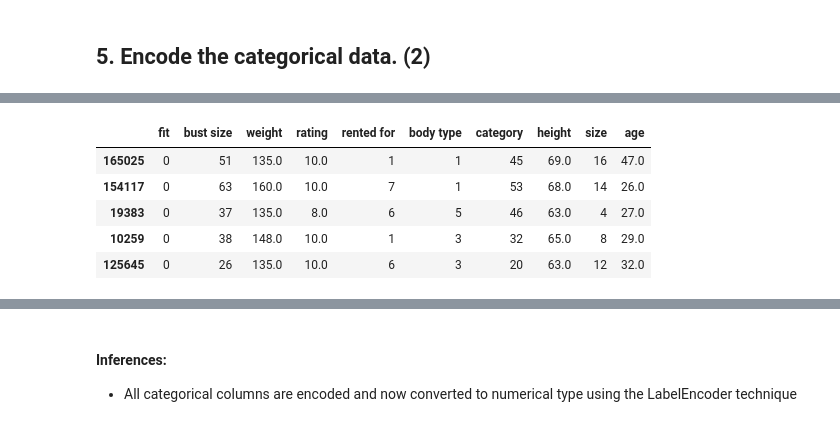
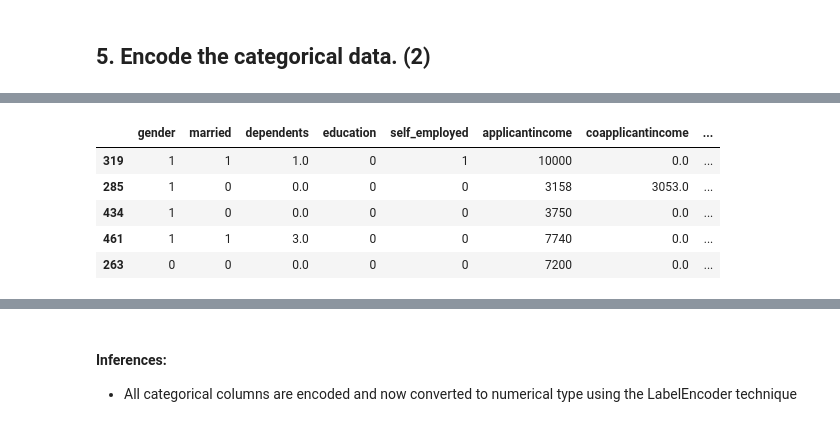
Before and after one commit to AritraKumarDas/G2B4_Project3_PythonForDS, a Jupyter notebook: Python Group Project 3/Python_GroupProject3-G2B4.ipynb, the cells around one changed output, grey strips where cells are left out. Cells and saved outputs as stored; diff of their text form; code cells hidden in the pictures.

```diff
--- a/Python Group Project 3/Python_GroupProject3-G2B4.ipynb
+++ b/Python Group Project 3/Python_GroupProject3-G2B4.ipynb
@@ -155,0 +167,6 @@ df.isna().sum()
+# %%
+# imputing na values in 'self_employed' column
+mode_self_employed = df['self_employed'].mode()[0]
+df['self_employed'].fillna( mode_self_employed, inplace=True )
+
+df['self_employed'].isna().sum()
@@ -155,0 +175,6 @@ df.isna().sum()
+# %%
+# imputing na values in 'loanamount' column
+median_loanamount = df['loanamount'].median()
+df['loanamount'].fillna( median_loanamount, inplace=True )
+
+df['loanamount'].isna().sum()
@@ -155,0 +183,6 @@ df.isna().sum()
+# %%
+# imputing na values in 'loan_amount_term' column
+mean_loan_amount_term = df['loan_amount_term'].mean()
+df['loan_amount_term'].fillna( mean_loan_amount_term, inplace=True )
+
+df['loan_amount_term'].isna().sum()
@@ -155,0 +191,6 @@ df.isna().sum()
+# %%
+# imputing na values in 'credit_history' column
+mode_credit_history = df['credit_history'].mode()[0]
+df['credit_history'].fillna( mode_credit_history, inplace=True )
+
+df['credit_history'].isna().sum()
@@ -197,17 +258,17 @@ dfc.head()
 # %%
 # Encoding categorical columns using LabelEncoder()
 
-categorical_columns = ['fit', 'bust size','rented for', 'body type', 'category']
+categorical_columns = ['gender', 'married','education', 'self_employed', 'property_area']
 le = LabelEncoder()
 
 for col in categorical_columns:
     df[col] = le.fit_transform( df[col] )
 
 df.sample(5)
 # %% [output]
-|  | fit | bust size | weight | rating | rented for | body type | category | height | size | age |
-| 165025 | 0 | 51 | 135.0 | 10.0 | 1 | 1 | 45 | 69.0 | 16 | 47.0 |
-| 154117 | 0 | 63 | 160.0 | 10.0 | 7 | 1 | 53 | 68.0 | 14 | 26.0 |
-| 19383 | 0 | 37 | 135.0 | 8.0 | 6 | 5 | 46 | 63.0 | 4 | 27.0 |
-| 10259 | 0 | 38 | 148.0 | 10.0 | 1 | 3 | 32 | 65.0 | 8 | 29.0 |
-| 125645 | 0 | 26 | 135.0 | 10.0 | 6 | 3 | 20 | 63.0 | 12 | 32.0 |
+|  | gender | married | dependents | education | self_employed | applicantincome | coapplicantincome | ... |
+| 319 | 1 | 1 | 1.0 | 0 | 1 | 10000 | 0.0 | ... |
+| 285 | 1 | 0 | 0.0 | 0 | 0 | 3158 | 3053.0 | ... |
+| 434 | 1 | 0 | 0.0 | 0 | 0 | 3750 | 0.0 | ... |
+| 461 | 1 | 1 | 3.0 | 0 | 0 | 7740 | 0.0 | ... |
+| 263 | 0 | 0 | 0.0 | 0 | 0 | 7200 | 0.0 | ... |
```
Also changed, not shown: parts of 67 cells of this notebook, 1 other file.
